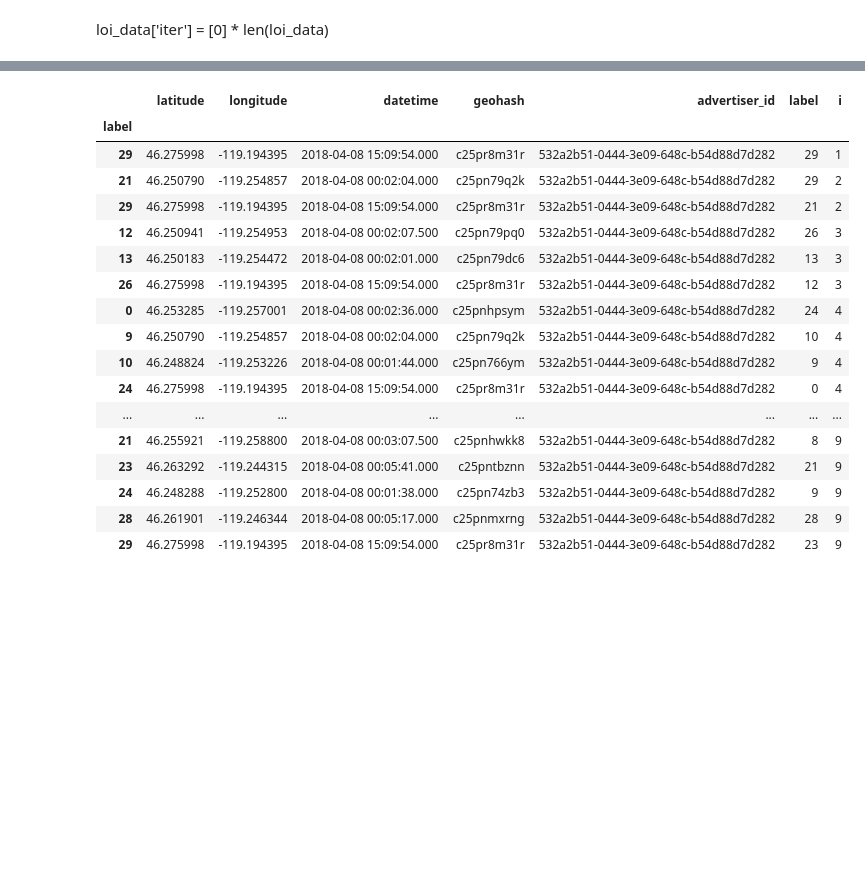
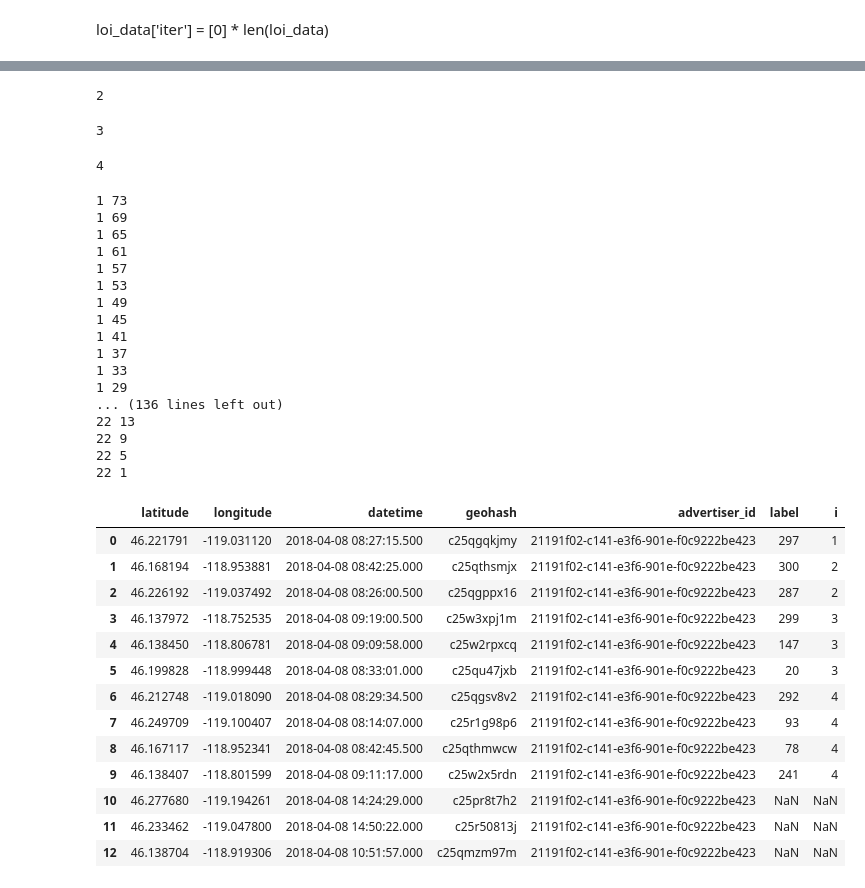
Before and after one commit to atrayn1/AGILE-Share-AY25, a Jupyter notebook: tests.ipynb, the cells around one changed output, grey strips where cells are left out. Drawn from its saved outputs; the diff is of its cells as text; code cells hidden in the pictures; blank space fills up the shorter version.

```diff
--- a/tests.ipynb
+++ b/tests.ipynb
@@ -51,0 +37,3 @@ loi_data
+# %%
+adid = '21191f02-c141-e3f6-901e-f0c9222be423'
+num_clusters = 4
@@ -52,20 +45,39 @@ loi_data
 # %% [markdown]
 loi_data['iter'] = [0] * len(loi_data)
+# %%
+def filter_close_coordinates(df, threshold_distance=0.13):
+    new_df = pd.DataFrame(columns=df.columns)
+
+    for i, row1 in df.iterrows():
+        keep_row = True
+        for _, row2 in new_df.iterrows():
+            distance = haversine(row1['latitude'], row1['longitude'], row2['latitude'], row2['longitude'])
+            if distance < threshold_distance:
+                keep_row = False
+                break
+        if keep_row:
+            new_df = new_df.append(row1, ignore_index=True)
+
+    return new_df
 # %%
 cluster_data = pd.DataFrame()
 loi_data = pd.DataFrame()
 loi_data_i = pd.DataFrame()
 
-for i in range(1,10):
+for i in range(1,5):
     print(i)
     cluster_data = double_cluster(adid, df)
     loi_data_i = get_top_N_clusters(cluster_data, i)
     loi_data_i['i'] = [i] * len(loi_data_i)
+    loi_data_i = filter_close_coordinates(loi_data_i, threshold_distance=.7)
     loi_data = pd.concat([loi_data, loi_data_i])
-    for j in range(1,13):
-        print(j)
 
-        #colocation = pd.concat([colocation, colocation(df, loi_data, duration=j)])
+for i in range(1,25,3):
+    for j in range(73,0,-4):
+        print(i,j)
+        loi_data = pd.concat([loi_data,locations_of_interest(df, adid, i, j)]).reset_index(drop=True)
+
+loi_data = loi_data.drop_duplicates()
 
 loi_data
 # %% [output]
@@ -89,18 +85,34 @@ loi_data
+2
+3
+4
+1 73
+1 69
+1 65
+1 61
+1 57
+1 53
+1 49
+1 45
+1 41
+1 37
+1 33
+1 29
+... (136 lines left out)
+22 13
+22 9
+22 5
+22 1
 |  | latitude | longitude | datetime | geohash | advertiser_id | label | i |
-| label |  |  |  |  |  |  |  |
-| 29 | 46.275998 | -119.194395 | 2018-04-08 15:09:54.000 | c25pr8m31r | 532a2b51-0444-3e09-648c-b54d88d7d282 | 29 | 1 |
-| 21 | 46.250790 | -119.254857 | 2018-04-08 00:02:04.000 | c25pn79q2k | 532a2b51-0444-3e09-648c-b54d88d7d282 | 29 | 2 |
-| 29 | 46.275998 | -119.194395 | 2018-04-08 15:09:54.000 | c25pr8m31r | 532a2b51-0444-3e09-648c-b54d88d7d282 | 21 | 2 |
-| 12 | 46.250941 | -119.254953 | 2018-04-08 00:02:07.500 | c25pn79pq0 | 532a2b51-0444-3e09-648c-b54d88d7d282 | 26 | 3 |
-| 13 | 46.250183 | -119.254472 | 2018-04-08 00:02:01.000 | c25pn79dc6 | 532a2b51-0444-3e09-648c-b54d88d7d282 | 13 | 3 |
-| 26 | 46.275998 | -119.194395 | 2018-04-08 15:09:54.000 | c25pr8m31r | 532a2b51-0444-3e09-648c-b54d88d7d282 | 12 | 3 |
-| 0 | 46.253285 | -119.257001 | 2018-04-08 00:02:36.000 | c25pnhpsym | 532a2b51-0444-3e09-648c-b54d88d7d282 | 24 | 4 |
-| 9 | 46.250790 | -119.254857 | 2018-04-08 00:02:04.000 | c25pn79q2k | 532a2b51-0444-3e09-648c-b54d88d7d282 | 10 | 4 |
-| 10 | 46.248824 | -119.253226 | 2018-04-08 00:01:44.000 | c25pn766ym | 532a2b51-0444-3e09-648c-b54d88d7d282 | 9 | 4 |
-| 24 | 46.275998 | -119.194395 | 2018-04-08 15:09:54.000 | c25pr8m31r | 532a2b51-0444-3e09-648c-b54d88d7d282 | 0 | 4 |
-| ... | ... | ... | ... | ... | ... | ... | ... |
-| 21 | 46.255921 | -119.258800 | 2018-04-08 00:03:07.500 | c25pnhwkk8 | 532a2b51-0444-3e09-648c-b54d88d7d282 | 8 | 9 |
-| 23 | 46.263292 | -119.244315 | 2018-04-08 00:05:41.000 | c25pntbznn | 532a2b51-0444-3e09-648c-b54d88d7d282 | 21 | 9 |
-| 24 | 46.248288 | -119.252800 | 2018-04-08 00:01:38.000 | c25pn74zb3 | 532a2b51-0444-3e09-648c-b54d88d7d282 | 9 | 9 |
-| 28 | 46.261901 | -119.246344 | 2018-04-08 00:05:17.000 | c25pnmxrng | 532a2b51-0444-3e09-648c-b54d88d7d282 | 28 | 9 |
-| 29 | 46.275998 | -119.194395 | 2018-04-08 15:09:54.000 | c25pr8m31r | 532a2b51-0444-3e09-648c-b54d88d7d282 | 23 | 9 |
+| 0 | 46.221791 | -119.031120 | 2018-04-08 08:27:15.500 | c25qgqkjmy | 21191f02-c141-e3f6-901e-f0c9222be423 | 297 | 1 |
+| 1 | 46.168194 | -118.953881 | 2018-04-08 08:42:25.000 | c25qthsmjx | 21191f02-c141-e3f6-901e-f0c9222be423 | 300 | 2 |
+| 2 | 46.226192 | -119.037492 | 2018-04-08 08:26:00.500 | c25qgppx16 | 21191f02-c141-e3f6-901e-f0c9222be423 | 287 | 2 |
+| 3 | 46.137972 | -118.752535 | 2018-04-08 09:19:00.500 | c25w3xpj1m | 21191f02-c141-e3f6-901e-f0c9222be423 | 299 | 3 |
+| 4 | 46.138450 | -118.806781 | 2018-04-08 09:09:58.000 | c25w2rpxcq | 21191f02-c141-e3f6-901e-f0c9222be423 | 147 | 3 |
+| 5 | 46.199828 | -118.999448 | 2018-04-08 08:33:01.000 | c25qu47jxb | 21191f02-c141-e3f6-901e-f0c9222be423 | 20 | 3 |
+| 6 | 46.212748 | -119.018090 | 2018-04-08 08:29:34.500 | c25qgsv8v2 | 21191f02-c141-e3f6-901e-f0c9222be423 | 292 | 4 |
+| 7 | 46.249709 | -119.100407 | 2018-04-08 08:14:07.000 | c25r1g98p6 | 21191f02-c141-e3f6-901e-f0c9222be423 | 93 | 4 |
+| 8 | 46.167117 | -118.952341 | 2018-04-08 08:42:45.500 | c25qthmwcw | 21191f02-c141-e3f6-901e-f0c9222be423 | 78 | 4 |
+| 9 | 46.138407 | -118.801599 | 2018-04-08 09:11:17.000 | c25w2x5rdn | 21191f02-c141-e3f6-901e-f0c9222be423 | 241 | 4 |
+| 10 | 46.277680 | -119.194261 | 2018-04-08 14:24:29.000 | c25pr8t7h2 | 21191f02-c141-e3f6-901e-f0c9222be423 | NaN | NaN |
+| 11 | 46.233462 | -119.047800 | 2018-04-08 14:50:22.000 | c25r50813j | 21191f02-c141-e3f6-901e-f0c9222be423 | NaN | NaN |
+| 12 | 46.138704 | -118.919306 | 2018-04-08 10:51:57.000 | c25qmzm97m | 21191f02-c141-e3f6-901e-f0c9222be423 | NaN | NaN |
```
Also changed, not shown: parts of 11 cells of this notebook, 2 other files.
